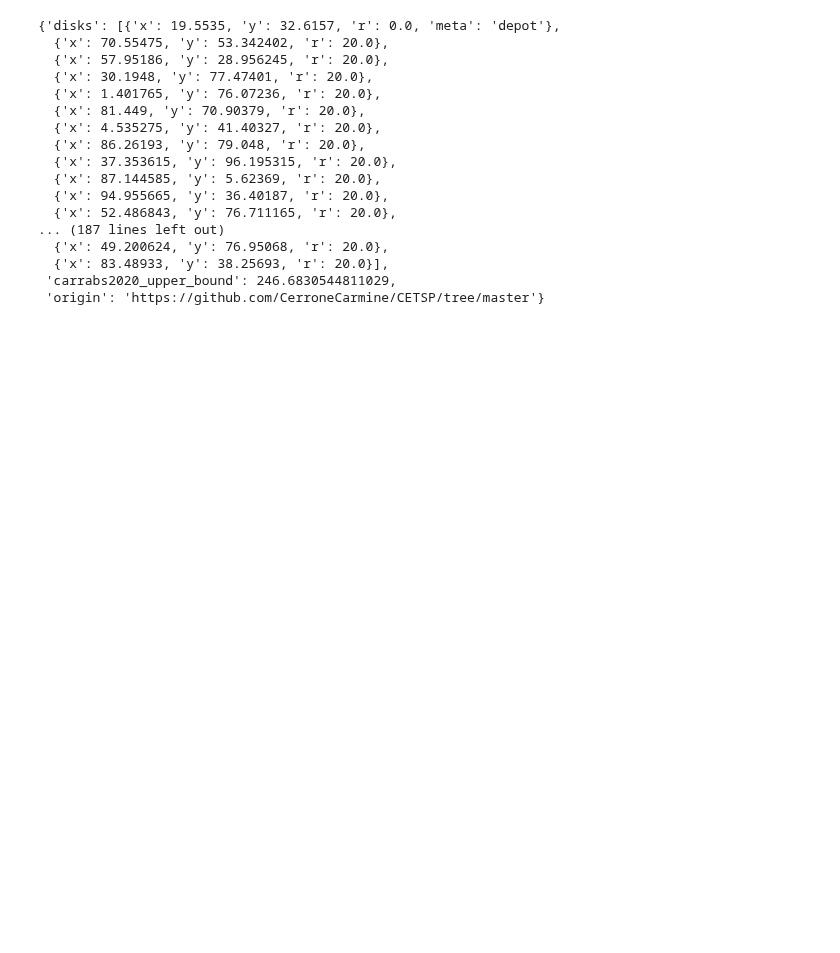
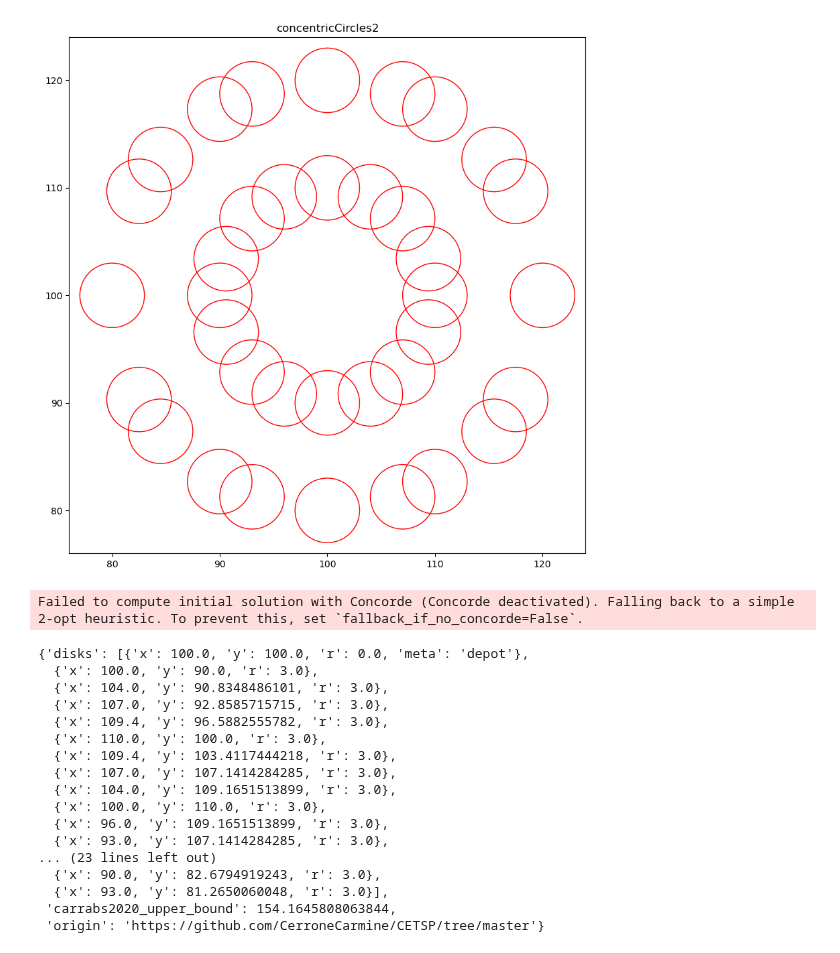
Before and after one commit to d-krupke/close-enough-tsp, a Jupyter notebook: evaluation/carrabs2020_benchmark/01_look_at_instances.ipynb, the cells around one changed output. Saved outputs shown, nothing was run; the diff lists cells and outputs as text; code cells hidden in the pictures; blank space fills up the shorter version.

```diff
--- a/evaluation/carrabs2020_benchmark/01_look_at_instances.ipynb
+++ b/evaluation/carrabs2020_benchmark/01_look_at_instances.ipynb
@@ -91,20 +98,39 @@ Timeout.
+# %%
+from cetsp_bnb2.core import optimize, plot_solution
+
+instance_name = "concentricCircles2"
+instance = Instance([Circle(Point(d["x"], d['y']), d["r"]) for d in instances[instance_name]["disks"]])
+
+fig, ax = plt.subplots(figsize=(10, 10))
+plt.title(instance_name)
+plot_instance(ax, instance)
+plt.show()
+
+sol = optimize(instance, optimality_gap=0.001, feasibility_tol=0.0001, use_stronger_lb=True)
+fig, ax = plt.subplots(figsize=(10, 10))
+plt.title(instance_name)
+plot_solution(ax, instance, sol[0])
+plt.show()
+# %% [output]
+[figure, added]
+Failed to compute initial solution with Concorde (Concorde deactivated). Falling back to a simple 2-opt heuristic. To prevent this, set `fallback_if_no_concorde=False`.
 # %%
 instances[instance_name]
 # %% [output]
-{'disks': [{'x': 19.5535, 'y': 32.6157, 'r': 0.0, 'meta': 'depot'},
-  {'x': 70.55475, 'y': 53.342402, 'r': 20.0},
-  {'x': 57.95186, 'y': 28.956245, 'r': 20.0},
-  {'x': 30.1948, 'y': 77.47401, 'r': 20.0},
-  {'x': 1.401765, 'y': 76.07236, 'r': 20.0},
-  {'x': 81.449, 'y': 70.90379, 'r': 20.0},
-  {'x': 4.535275, 'y': 41.40327, 'r': 20.0},
-  {'x': 86.26193, 'y': 79.048, 'r': 20.0},
-  {'x': 37.353615, 'y': 96.195315, 'r': 20.0},
-  {'x': 87.144585, 'y': 5.62369, 'r': 20.0},
-  {'x': 94.955665, 'y': 36.40187, 'r': 20.0},
-  {'x': 52.486843, 'y': 76.711165, 'r': 20.0},
-... (187 lines left out)
-  {'x': 49.200624, 'y': 76.95068, 'r': 20.0},
-  {'x': 83.48933, 'y': 38.25693, 'r': 20.0}],
- 'carrabs2020_upper_bound': 246.6830544811029,
+{'disks': [{'x': 100.0, 'y': 100.0, 'r': 0.0, 'meta': 'depot'},
+  {'x': 100.0, 'y': 90.0, 'r': 3.0},
+  {'x': 104.0, 'y': 90.8348486101, 'r': 3.0},
+  {'x': 107.0, 'y': 92.8585715715, 'r': 3.0},
+  {'x': 109.4, 'y': 96.5882555782, 'r': 3.0},
+  {'x': 110.0, 'y': 100.0, 'r': 3.0},
+  {'x': 109.4, 'y': 103.4117444218, 'r': 3.0},
+  {'x': 107.0, 'y': 107.1414284285, 'r': 3.0},
+  {'x': 104.0, 'y': 109.1651513899, 'r': 3.0},
+  {'x': 100.0, 'y': 110.0, 'r': 3.0},
+  {'x': 96.0, 'y': 109.1651513899, 'r': 3.0},
+  {'x': 93.0, 'y': 107.1414284285, 'r': 3.0},
+... (23 lines left out)
+  {'x': 90.0, 'y': 82.6794919243, 'r': 3.0},
+  {'x': 93.0, 'y': 81.2650060048, 'r': 3.0}],
+ 'carrabs2020_upper_bound': 154.1645808063844,
  'origin': 'https://github.com/CerroneCarmine/CETSP/tree/master'}
```
Also changed, not shown: parts of 2 cells of this notebook, 11 other files.
